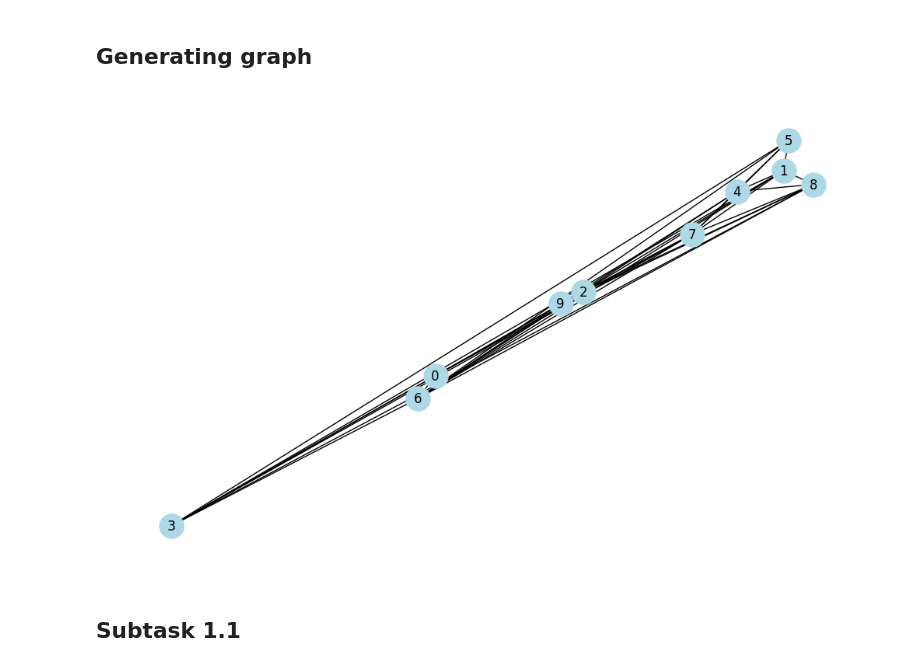
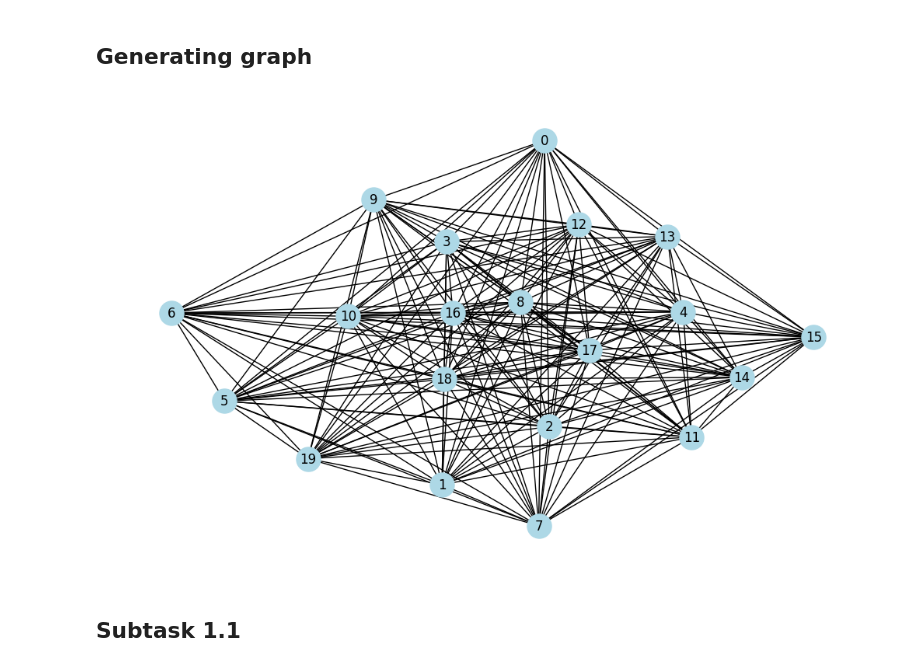
Before and after one commit to Oleksii-Lasiichuk/discrete_math_lab, a Jupyter notebook: Lab1_trees.ipynb, the cells around one changed output. Saved outputs shown, nothing was run; the diff lists cells and outputs as text; code cells hidden in the pictures.

```diff
--- a/Lab1_trees.ipynb
+++ b/Lab1_trees.ipynb
@@ -79,9 +79,9 @@ def gnp_random_connected_graph(num_of_nodes: int,
 
     return G
 # %%
-G = gnp_random_connected_graph(10, 0.5, False, True)
+G = gnp_random_connected_graph(20, 1, False, True)
 # %% [output]
-[figure, old version]
+[figure, new version]
 # %% [markdown]
 ## Subtask 1.1
 # %% [markdown]
```
Also changed, not shown: parts of 8 cells of this notebook.
